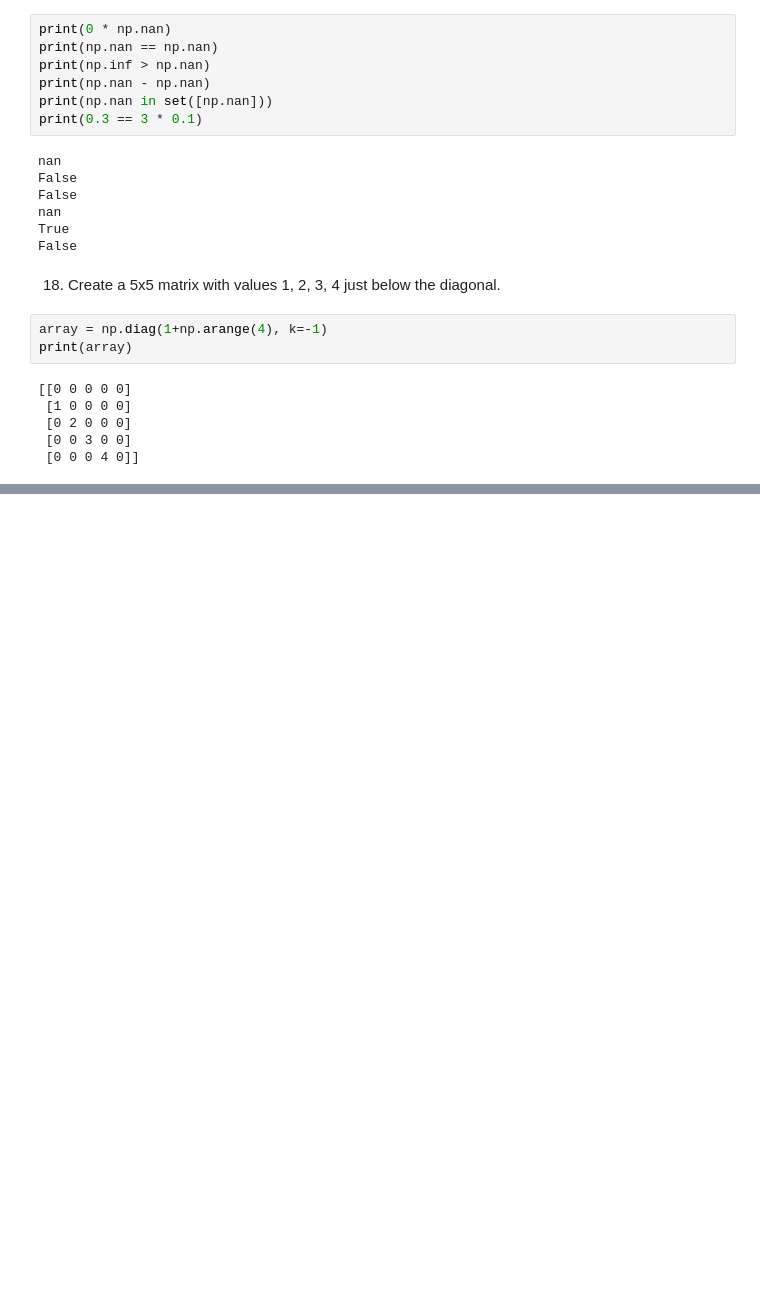
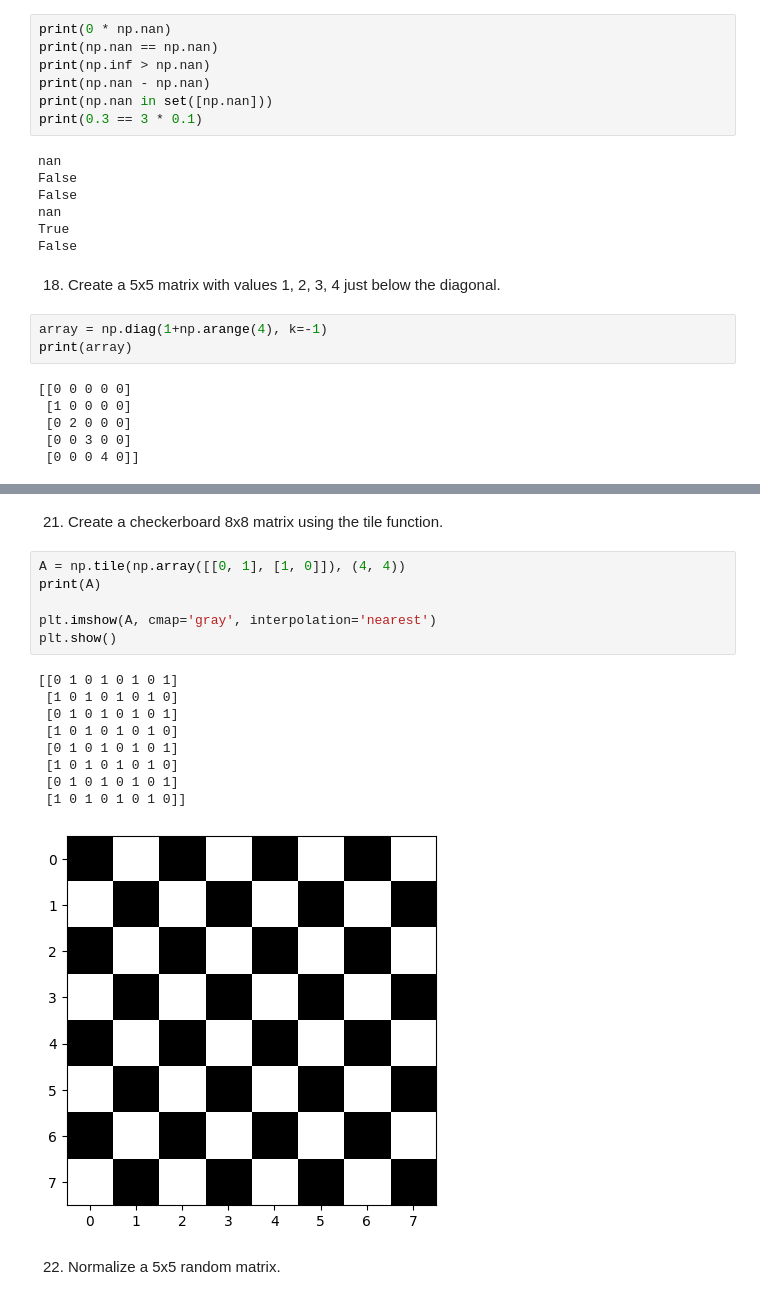
Before and after one commit to JoseJesusLaCasaNieto/Programming_Challenges, a Jupyter notebook: Numpy/100_Numpy_Exercises.ipynb, the cells around one changed output, grey strips where cells are left out. Saved outputs shown, nothing was run; the diff lists cells and outputs as text; blank space fills up the shorter version.

```diff
--- a/Numpy/100_Numpy_Exercises.ipynb
+++ b/Numpy/100_Numpy_Exercises.ipynb
@@ -254,0 +303,20 @@ print(array)
+# %% [markdown]
+21. Create a checkerboard 8x8 matrix using the tile function.
+# %%
+A = np.tile(np.array([[0, 1], [1, 0]]), (4, 4))
+print(A)
+
+plt.imshow(A, cmap='gray', interpolation='nearest')
+plt.show()
+# %% [output]
+[[0 1 0 1 0 1 0 1]
+ [1 0 1 0 1 0 1 0]
+ [0 1 0 1 0 1 0 1]
+ [1 0 1 0 1 0 1 0]
+ [0 1 0 1 0 1 0 1]
+ [1 0 1 0 1 0 1 0]
+ [0 1 0 1 0 1 0 1]
+ [1 0 1 0 1 0 1 0]]
+[figure, added]
+# %% [markdown]
+22. Normalize a 5x5 random matrix.
```
Also changed, not shown: parts of 22 cells of this notebook.
